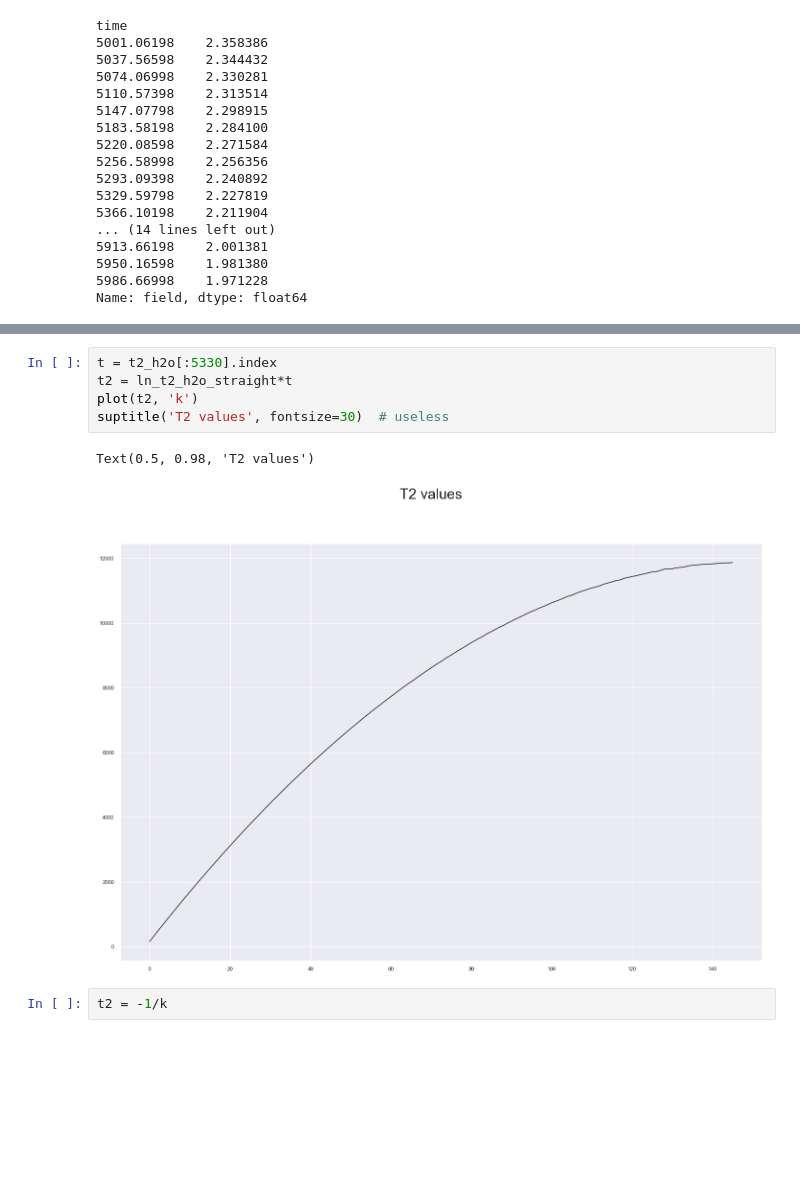
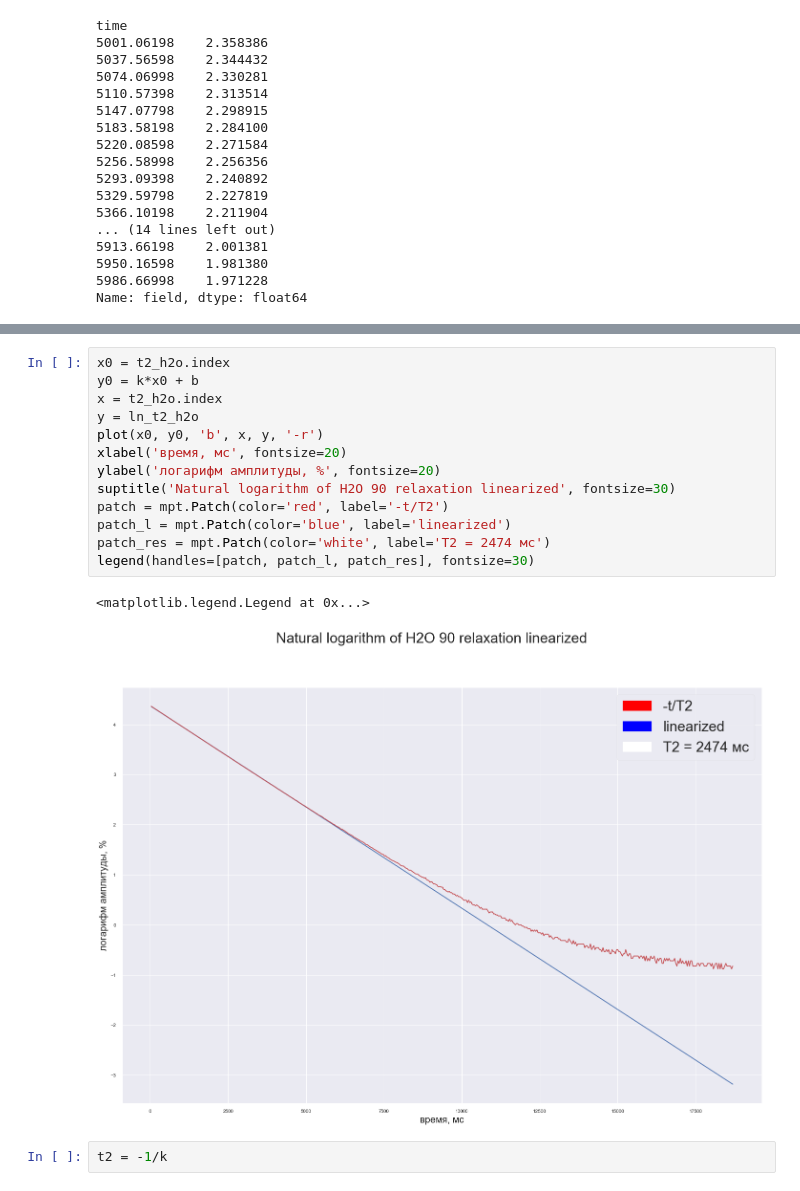
Before and after one commit to verwindle/PMR, a Jupyter notebook: NMR.ipynb, the cells around one changed output, grey strips where cells are left out. Cells and saved outputs as stored; diff of their text form; blank space fills up the shorter version.

```diff
--- a/NMR.ipynb
+++ b/NMR.ipynb
@@ -306,11 +307,19 @@ k, b = polyfit(x, y, 1)[0], polyfit(x, y, 1)[1]  # koeff in y = kx+b
-# %%
-t = t2_h2o[:5330].index
-t2 = ln_t2_h2o_straight*t
-plot(t2, 'k')
-suptitle('T2 values', fontsize=30)  # useless
-# %% [output]
-Text(0.5, 0.98, 'T2 values')
-[figure, removed]
+# %%
+x0 = t2_h2o.index
+y0 = k*x0 + b
+x = t2_h2o.index
+y = ln_t2_h2o
+plot(x0, y0, 'b', x, y, '-r')
+xlabel('время, мс', fontsize=20)
+ylabel('логарифм амплитуды, %', fontsize=20)
+suptitle('Natural logarithm of H2O 90 relaxation linearized', fontsize=30)
+patch = mpt.Patch(color='red', label='-t/T2')
+patch_l = mpt.Patch(color='blue', label='linearized')
+patch_res = mpt.Patch(color='white', label='T2 = 2474 мc')
+legend(handles=[patch, patch_l, patch_res], fontsize=30)
+# %% [output]
+<matplotlib.legend.Legend at 0x...>
+[figure, added]
 # %%
 t2 = -1/k
 # %%
```
Also changed, not shown: parts of 32 cells of this notebook.
